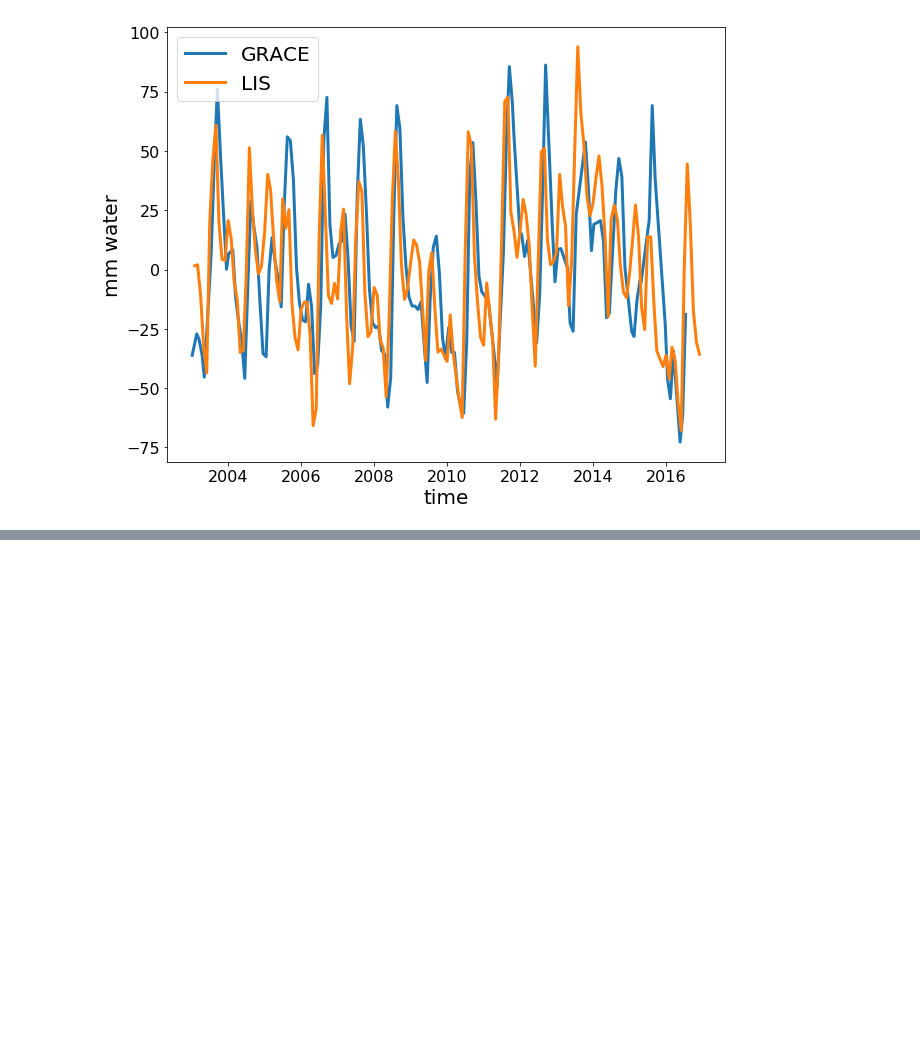
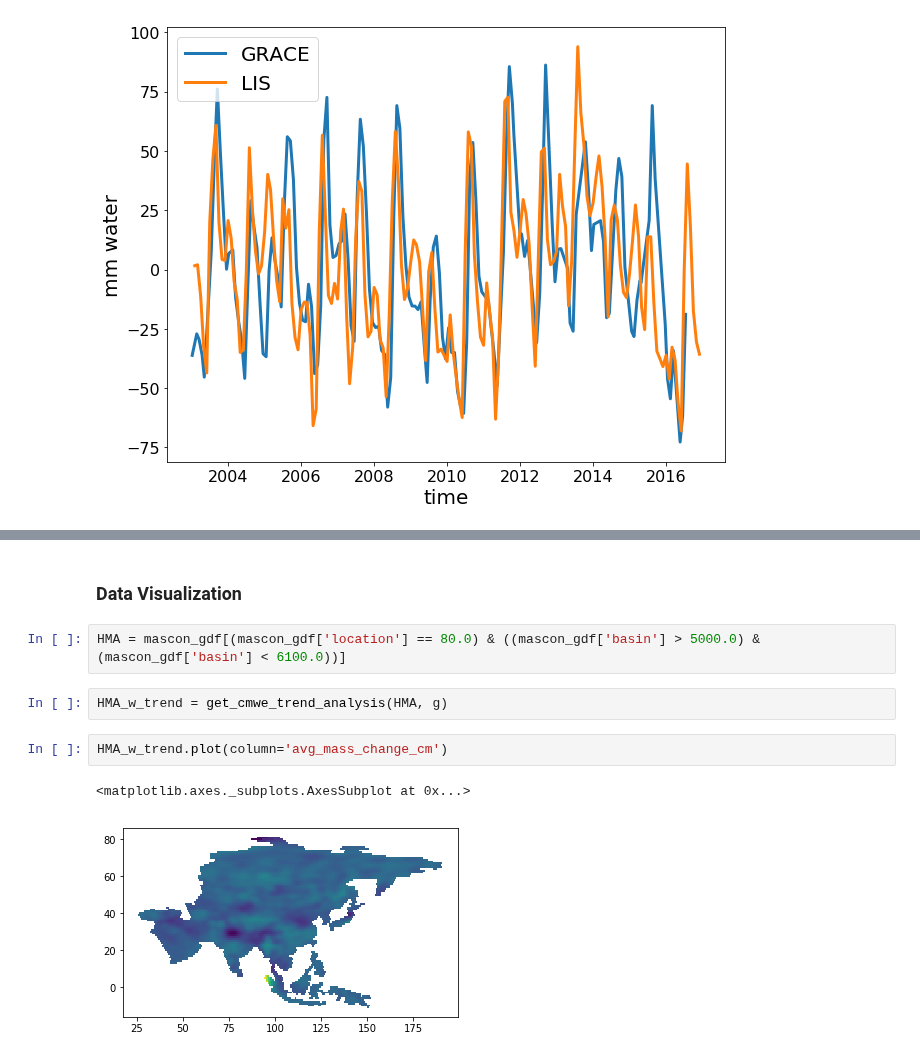
Before and after one commit to NASA-Planetary-Science/HiMAT, a Jupyter notebook: Projects/GRACE_MASCON/GRACE_LIS_fullyProcessed_comparison.ipynb, the cells around one changed output, grey strips where cells are left out. Cells and saved outputs as stored; diff of their text form; blank space fills up the shorter version.

Commit message:
add some visualizations

```diff
--- a/Projects/GRACE_MASCON/GRACE_LIS_fullyProcessed_comparison.ipynb
+++ b/Projects/GRACE_MASCON/GRACE_LIS_fullyProcessed_comparison.ipynb
@@ -220,0 +229,11 @@ plt.savefig('c:\\temp\\allDetrended.png', dpi=300, transparent = True)
+# %% [markdown]
+### Data Visualization
+# %%
+HMA = mascon_gdf[(mascon_gdf['location'] == 80.0) & ((mascon_gdf['basin'] > 5000.0) & (mascon_gdf['basin'] < 6100.0))]
+# %%
+HMA_w_trend = get_cmwe_trend_analysis(HMA, g)
+# %%
+HMA_w_trend.plot(column='avg_mass_change_cm')
+# %% [output]
+<matplotlib.axes._subplots.AxesSubplot at 0x...>
+[figure, added]
```
Also changed, not shown: parts of 6 cells of this notebook, 1 other file.
